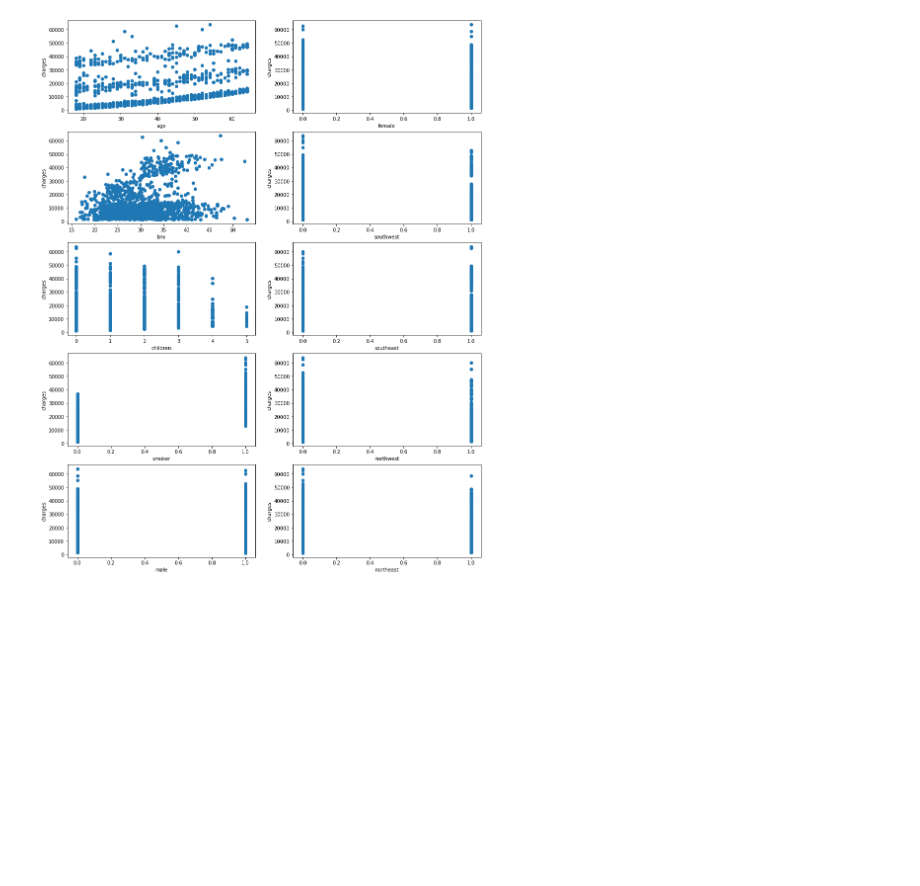
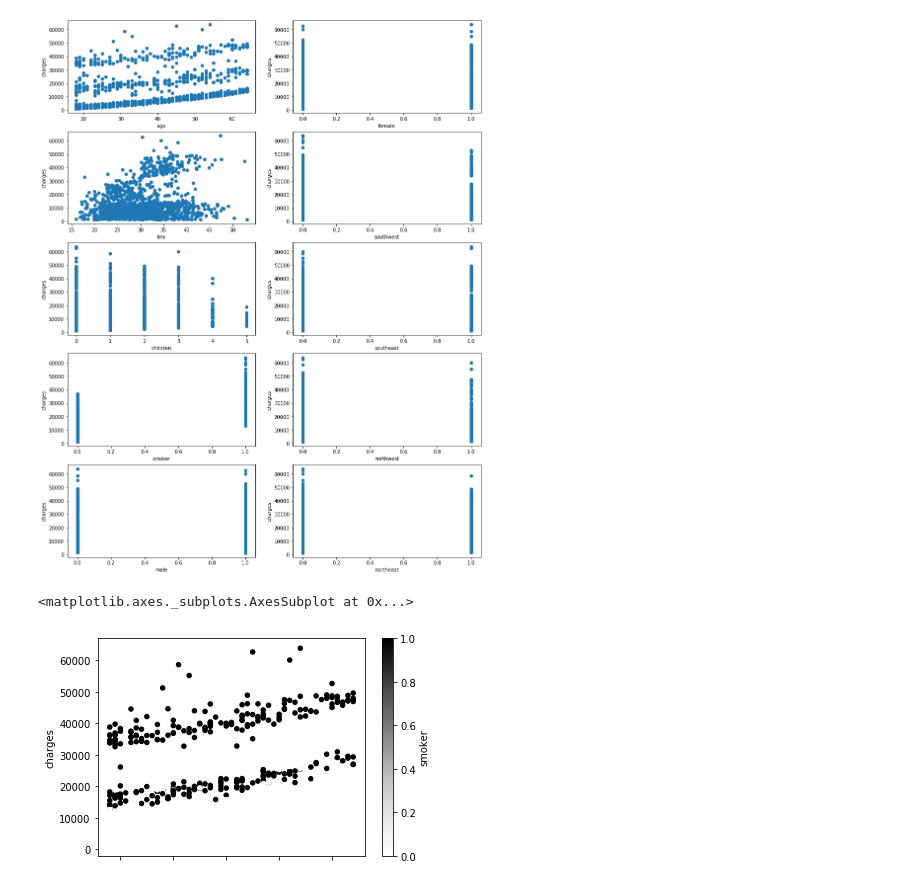
Before and after one commit to archangelChak/EvolutionInterviewTask, a Jupyter notebook: Untitled.ipynb, the cells around one changed output. Drawn from its saved outputs; the diff is of its cells as text; code cells hidden in the pictures; blank space fills up the shorter version.

```diff
--- a/Untitled.ipynb
+++ b/Untitled.ipynb
@@ -15,9 +15,11 @@ data1=pd.concat([data,pd.get_dummies(data['region']),pd.get_dummies(data['sex'])
 data1['smoker']=data1['smoker'].apply(lambda x: int(x=='yes'))
 # %%
 data1=data1.drop(['region','sex'],axis=1)
+# %%
+data1['region']=data1['southwest']*4+data1['southeast']*3+data1['northwest']*2+data1['northeast']*1
 # %%
 cols = data1.columns.to_list()
 # %%
-cols[4:]=cols[:3:-1]
+cols[4:-1]=cols[-2:3:-1]
 # %%
 data1=data1[cols]
@@ -30,2 +48,9 @@ for i in range(5):
 # %% [output]
 [figure]
+# %%
+data1['sex']=data1['female']*2+data1['male']
+# %%
+data1.plot.scatter(x='age',y='charges',c='smoker')
+# %% [output]
+<matplotlib.axes._subplots.AxesSubplot at 0x...>
+[figure, added]
```
Also changed, not shown: parts of 32 cells of this notebook, 1 other file.
